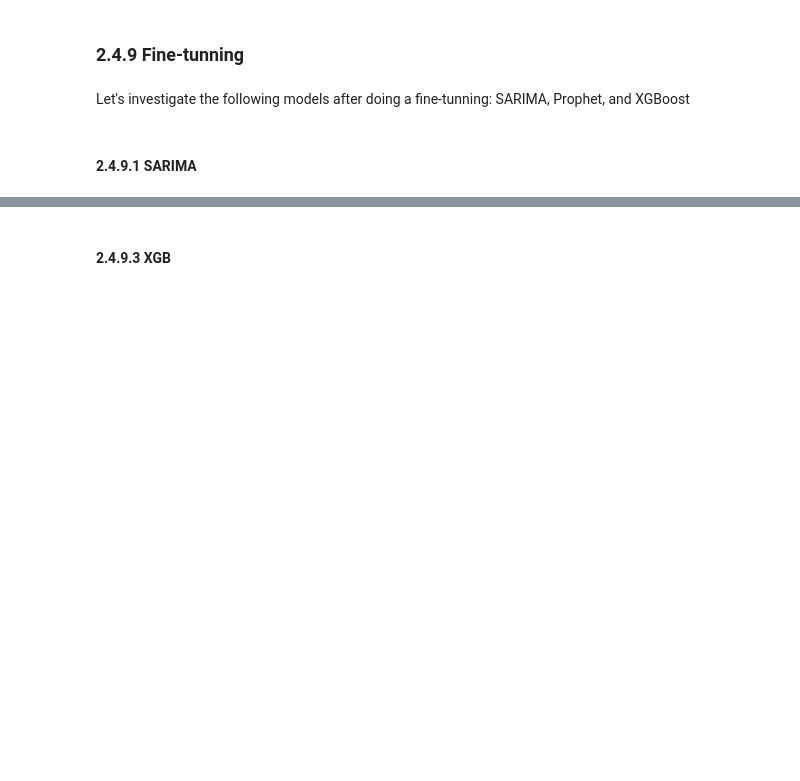
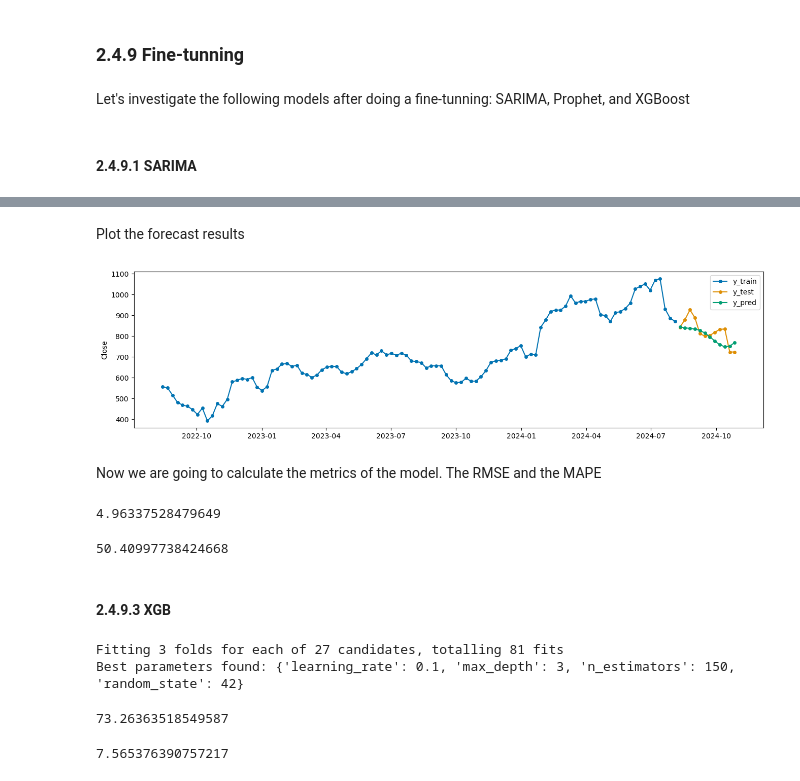
Before and after one commit to mbarriola96/stock_prices_forecasting, a Jupyter notebook: 02_forecasting.ipynb, the cells around one changed output, grey strips where cells are left out. Cells and saved outputs as stored; diff of their text form; code cells hidden in the pictures; blank space fills up the shorter version.

```diff
--- a/02_forecasting.ipynb
+++ b/02_forecasting.ipynb
@@ -595,0 +705,5 @@ print(f'Mejor modelo SARIMA: order={best_pdq}, seasonal_order={best_seasonal_pdq
+# %%
+# Going back to the train_data format
+forecast_best = forecast_best[['ds','yhat']].set_index('ds').rename(columns={'yhat':'Close'})[-12:]
+
+forecast_best
@@ -596,3 +741,21 @@ print(f'Mejor modelo SARIMA: order={best_pdq}, seasonal_order={best_seasonal_pdq
+# %% [markdown]
+Plot the forecast results
+# %%
+plot_series(train_data[500:], test_data, forecast_best, labels=["y_train", "y_test", "y_pred"]);
+# %% [output]
+[figure, added]
+# %% [markdown]
+Now we are going to calculate the metrics of the model. The RMSE and the MAPE
+# %%
+mape_prophet_best = mean_absolute_percentage_error(test_data, forecast_best) * 100
+mape_prophet_best
+# %% [output]
+4.96337528479649
+# %%
+rmse_prophet_best = root_mean_squared_error(test_data, forecast_best)
+rmse_prophet_best
+# %% [output]
+50.40997738424668
 # %% [markdown]
 #### 2.4.9.3 XGB
 # %%
@@ -618,7 +781,7 @@ grid_search = GridSearchCV(
 )
 # %%
 # Fit the GridSearchCV to the training data
-grid_search.fit(X_train, y_train)
+grid_search.fit(X_train_xgb, y_train_xgb)
 
 # Get the best parameters found
 best_params = grid_search.best_params_
@@ -628,16 +791,23 @@ print(f"Best parameters found: {best_params}")
 best_xgb_model = grid_search.best_estimator_
 
 # Make predictions with the best model
-y_pred_xgb_best = best_xgb_model.predict(X_test)
+y_pred_xgb_best = best_xgb_model.predict(X_test_xgb)
 
 # Convert predictions to a DataFrame with the same index as test_data
 y_pred_xgb_best = pd.DataFrame(y_pred_xgb_best, index=test_data.index, columns=['Close'])
+# %% [output]
+Fitting 3 folds for each of 27 candidates, totalling 81 fits
+Best parameters found: {'learning_rate': 0.1, 'max_depth': 3, 'n_estimators': 150, 'random_state': 42}
 # %%
 # Evaluate the model's performance
-rmse_xgb = root_mean_squared_error(y_test, y_pred_xgb_best)
+rmse_xgb = root_mean_squared_error(y_test_xgb, y_pred_xgb_best)
 rmse_xgb
+# %% [output]
+73.26363518549587
 # %%
-mape_xgb = mean_absolute_percentage_error(y_test, y_pred_xgb_best)*100
+mape_xgb = mean_absolute_percentage_error(y_test_xgb, y_pred_xgb_best)*100
 mape_xgb
+# %% [output]
+7.565376390757217
 # %%
 # Plot actual vs. predicted values
```
Also changed, not shown: parts of 39 cells of this notebook, 2 other files.
